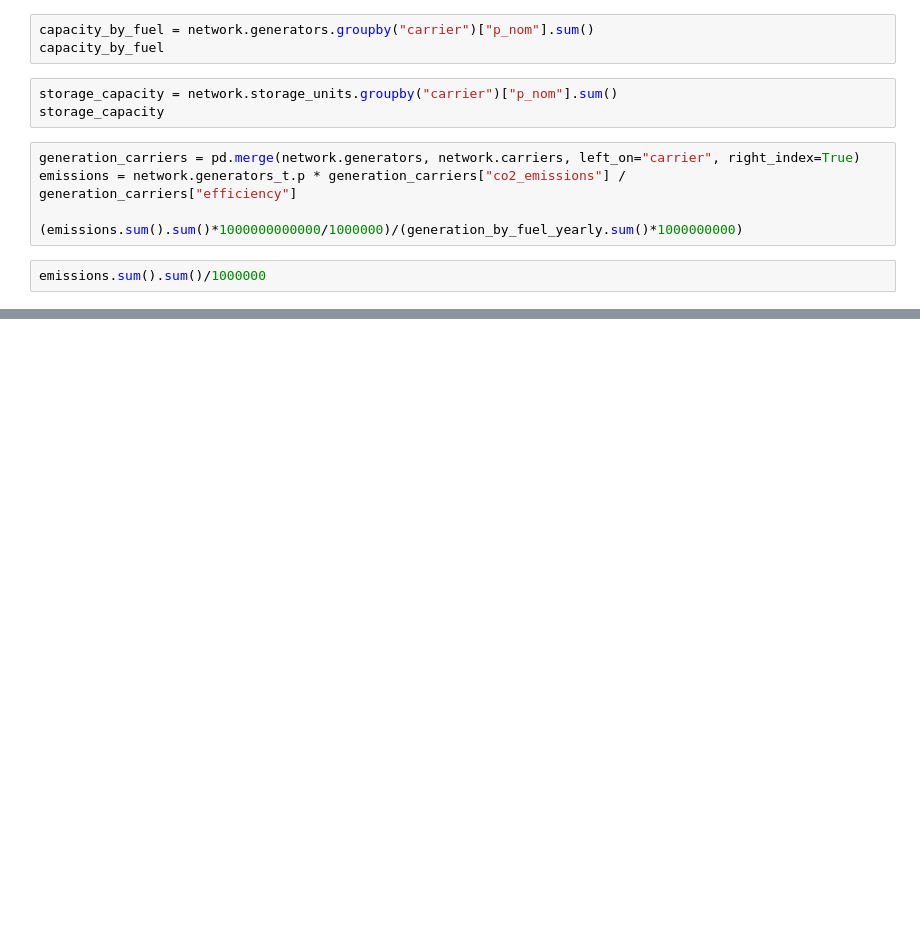
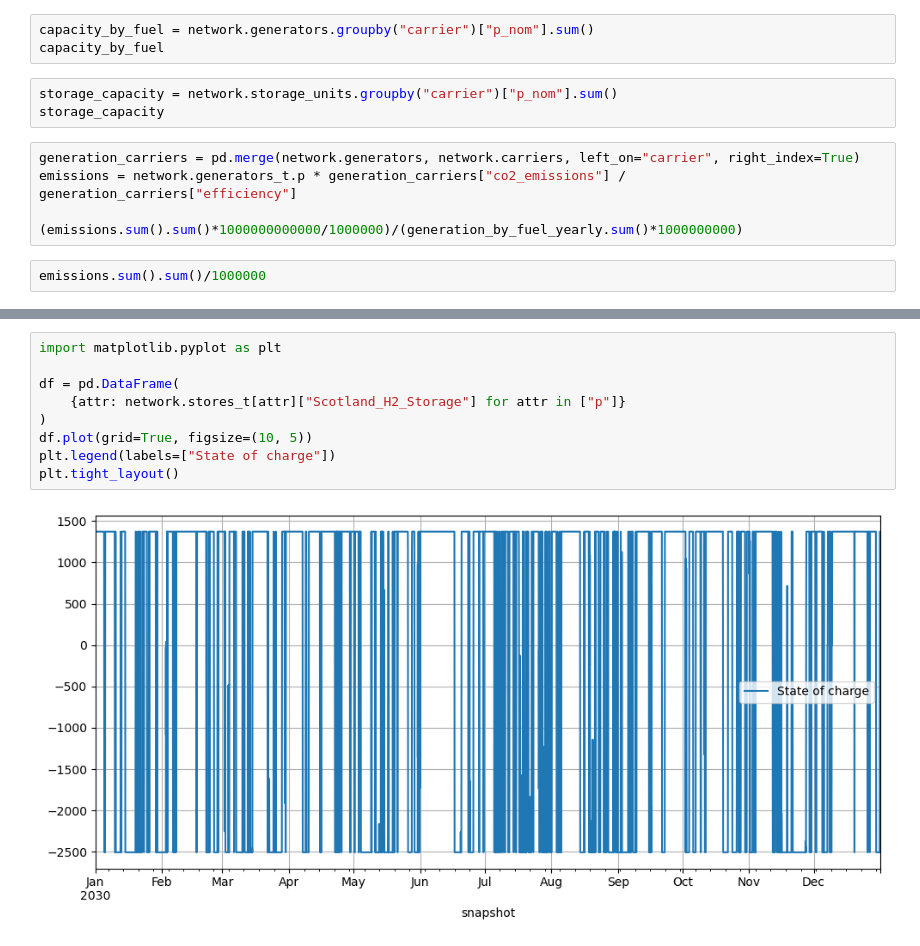
Before and after one commit to ember-climate/pypsa-uk, a Jupyter notebook: pypsa-uk-prototype.ipynb, the cells around one changed output, grey strips where cells are left out. Cells and saved outputs as stored; diff of their text form; blank space fills up the shorter version.

Commit message:
Ran with hydrogen, commnted out H2 storage

```diff
--- a/pypsa-uk-prototype.ipynb
+++ b/pypsa-uk-prototype.ipynb
@@ -435,0 +461,11 @@ emissions.sum().sum()/1000000
+# %%
+import matplotlib.pyplot as plt
+
+df = pd.DataFrame(
+    {attr: network.stores_t[attr]["Scotland_H2_Storage"] for attr in ["p"]}
+)
+df.plot(grid=True, figsize=(10, 5))
+plt.legend(labels=["State of charge"])
+plt.tight_layout()
+# %% [output]
+[figure, added]
```
Also changed, not shown: parts of 9 cells of this notebook.
